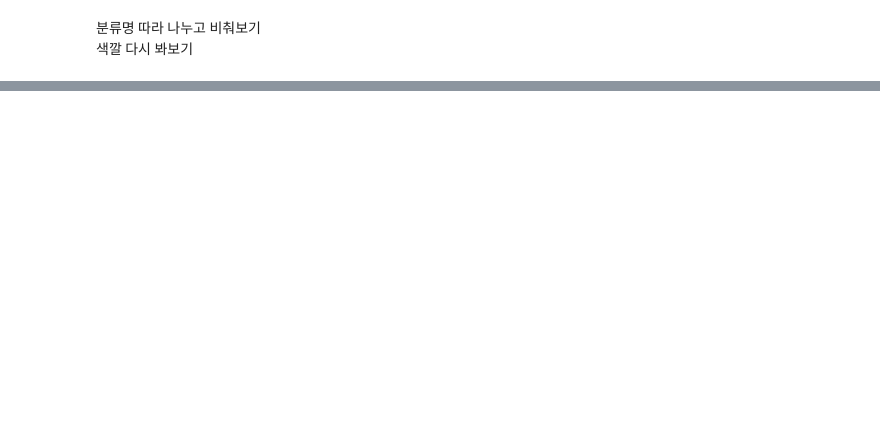
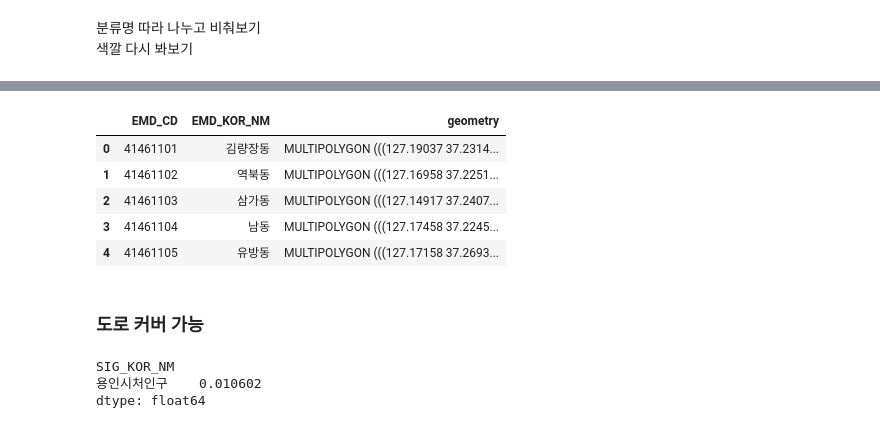
Before and after one commit to 98hyun/DACON, a Jupyter notebook: [용인_공간분석]/공간분석.ipynb, the cells around one changed output, grey strips where cells are left out. Drawn from its saved outputs; the diff is of its cells as text; code cells hidden in the pictures; blank space fills up the shorter version.

```diff
--- a/[용인_공간분석]/공간분석.ipynb
+++ b/[용인_공간분석]/공간분석.ipynb
@@ -62,0 +97,20 @@ store.crs={'init':'epsg:4326'}
+# %%
+sigungu=gpd.read_file('SBJ_2012_002/12.용인시_법정경계(읍면동).geojson')
+sigungu.head()
+# %% [output]
+|  | EMD_CD | EMD_KOR_NM | geometry |
+| 0 | 41461101 | 김량장동 | MULTIPOLYGON (((127.19037 37.2314... |
+| 1 | 41461102 | 역북동 | MULTIPOLYGON (((127.16958 37.2251... |
+| 2 | 41461103 | 삼가동 | MULTIPOLYGON (((127.14917 37.2407... |
+| 3 | 41461104 | 남동 | MULTIPOLYGON (((127.17458 37.2245... |
+| 4 | 41461105 | 유방동 | MULTIPOLYGON (((127.17158 37.2693... |
+# %% [markdown]
+### 도로 커버 가능
+# %%
+%%time
+sss=gpd.overlay(df,ltp_buf,how='difference')
+sss.dissolve(by='SIG_KOR_NM').area*100
+# %% [output]
+SIG_KOR_NM
+용인시처인구    0.010602
+dtype: float64
```
Also changed, not shown: parts of 27 cells of this notebook.
